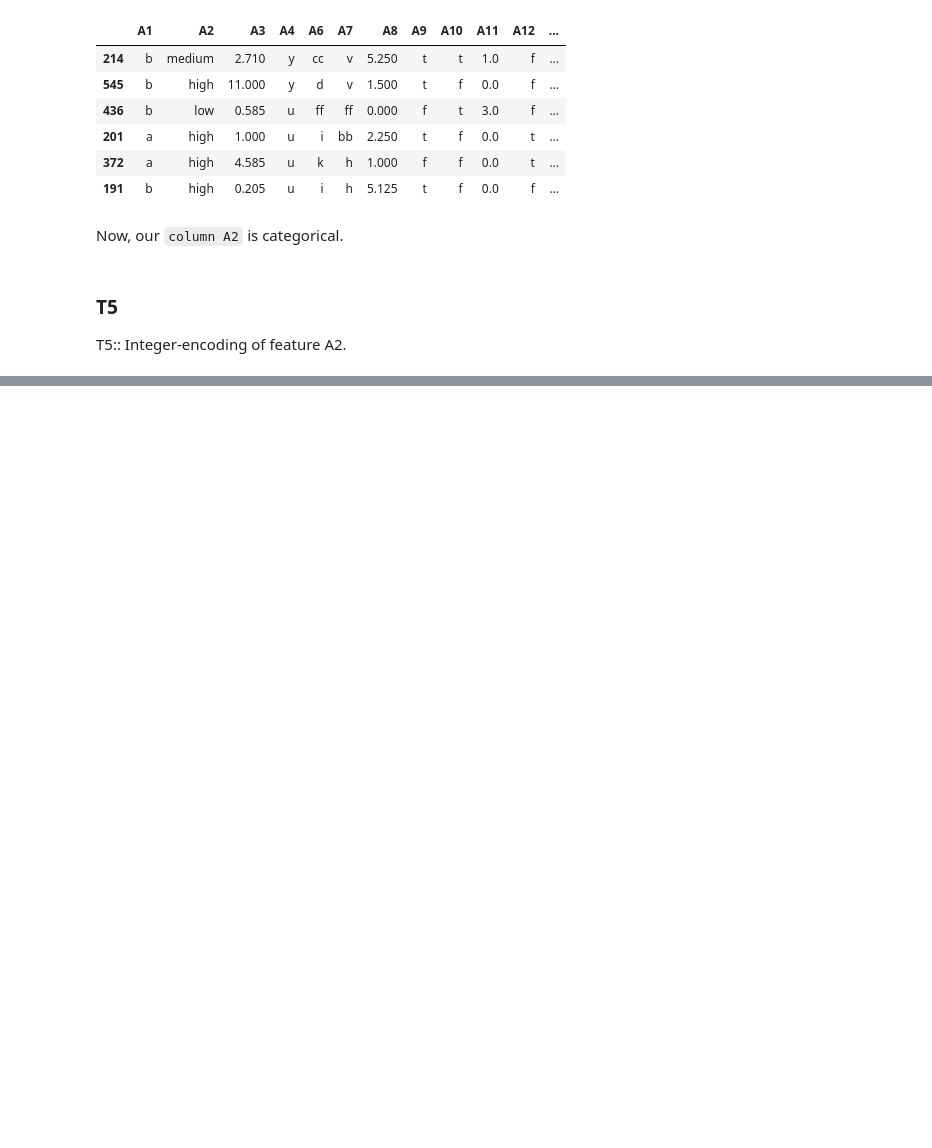
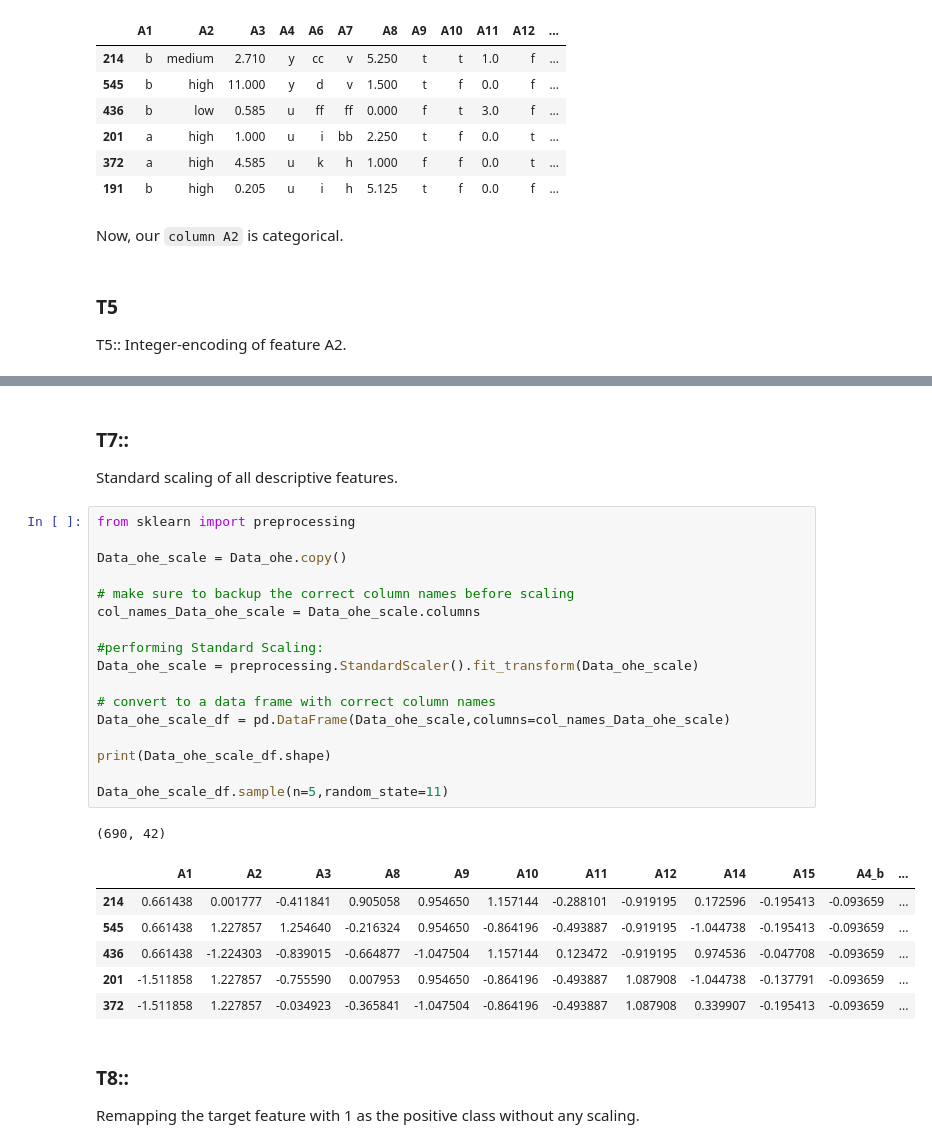
Before and after one commit to piyushthaware/Machine_Learning, a Jupyter notebook: ML_preprocessing_1.ipynb, the cells around one changed output, grey strips where cells are left out. Drawn from its saved outputs; the diff is of its cells as text; blank space fills up the shorter version.

```diff
--- a/ML_preprocessing_1.ipynb
+++ b/ML_preprocessing_1.ipynb
@@ -256,0 +320,32 @@ T5:: Integer-encoding of feature A2.
+# %% [markdown]
+### T7::
+Standard scaling of all descriptive features.
+# %%
+from sklearn import preprocessing
+
+Data_ohe_scale = Data_ohe.copy()
+
+# make sure to backup the correct column names before scaling
+col_names_Data_ohe_scale = Data_ohe_scale.columns
+
+#performing Standard Scaling:
+Data_ohe_scale = preprocessing.StandardScaler().fit_transform(Data_ohe_scale)
+
+# convert to a data frame with correct column names
+Data_ohe_scale_df = pd.DataFrame(Data_ohe_scale,columns=col_names_Data_ohe_scale)
+
+print(Data_ohe_scale_df.shape)
+
+Data_ohe_scale_df.sample(n=5,random_state=11)
+# %% [output]
+(690, 42)
+|  | A1 | A2 | A3 | A8 | A9 | A10 | A11 | A12 | A14 | A15 | A4_b | ... |
+| 214 | 0.661438 | 0.001777 | -0.411841 | 0.905058 | 0.954650 | 1.157144 | -0.288101 | -0.919195 | 0.172596 | -0.195413 | -0.093659 | ... |
+| 545 | 0.661438 | 1.227857 | 1.254640 | -0.216324 | 0.954650 | -0.864196 | -0.493887 | -0.919195 | -1.044738 | -0.195413 | -0.093659 | ... |
+| 436 | 0.661438 | -1.224303 | -0.839015 | -0.664877 | -1.047504 | 1.157144 | 0.123472 | -0.919195 | 0.974536 | -0.047708 | -0.093659 | ... |
+| 201 | -1.511858 | 1.227857 | -0.755590 | 0.007953 | 0.954650 | -0.864196 | -0.493887 | 1.087908 | -1.044738 | -0.137791 | -0.093659 | ... |
+| 372 | -1.511858 | 1.227857 | -0.034923 | -0.365841 | -1.047504 | -0.864196 | -0.493887 | 1.087908 | 0.339907 | -0.195413 | -0.093659 | ... |
+# %% [markdown]
+### T8::
+
+Remapping the target feature with 1 as the positive class without any scaling.
```
Also changed, not shown: parts of 16 cells of this notebook.
